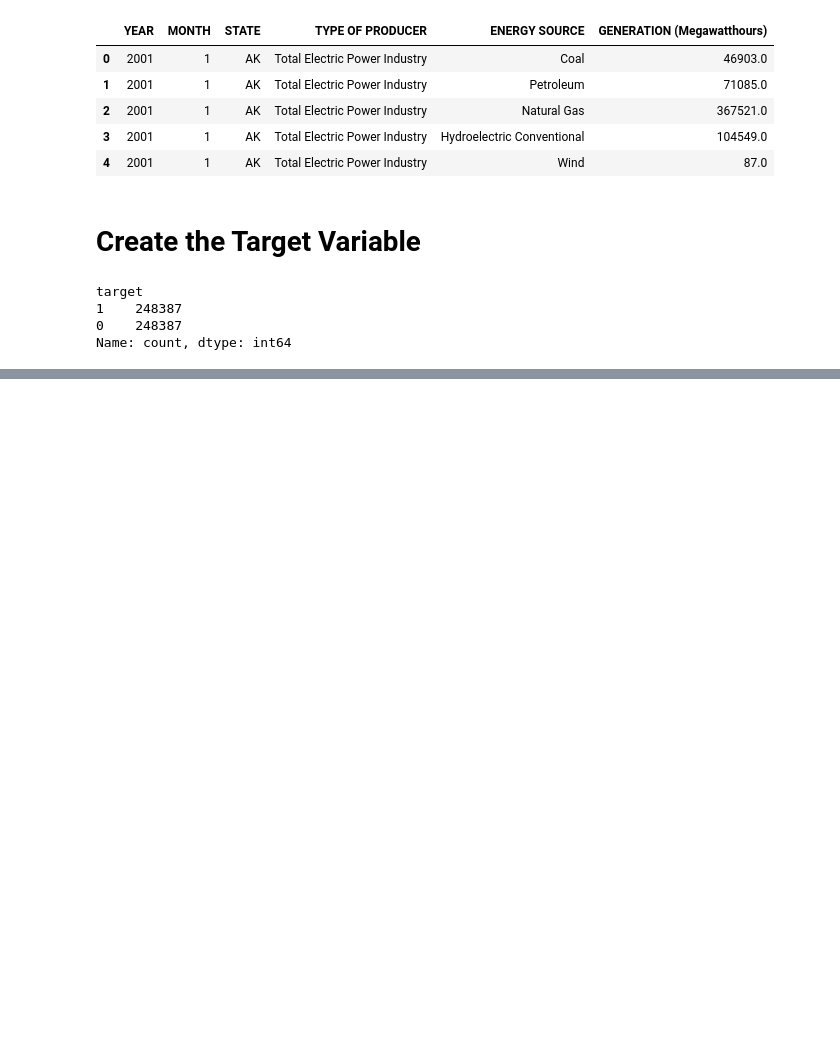
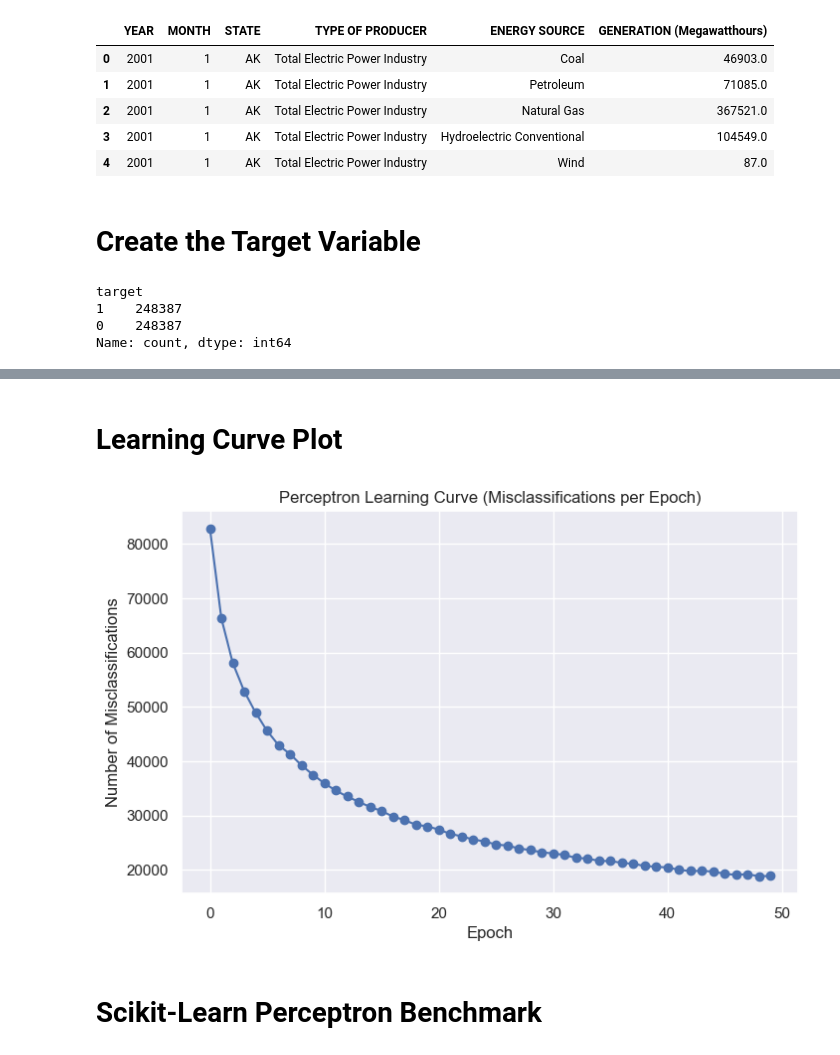
Before and after one commit to mk251-stack/INDE-577-Final-Project, a Jupyter notebook: examples/Supervised_Learning/Perceptron/Perceptron.ipynb, the cells around one changed output, grey strips where cells are left out. Cells and saved outputs as stored; diff of their text form; code cells hidden in the pictures; blank space fills up the shorter version.

Commit message:
update perceptron

```diff
--- a/examples/Supervised_Learning/Perceptron/Perceptron.ipynb
+++ b/examples/Supervised_Learning/Perceptron/Perceptron.ipynb
@@ -71,0 +74,3 @@ Name: count, dtype: int64
+# %%
+numeric_cols = ['YEAR', 'MONTH', 'GENERATION (Megawatthours)']
+categorical_cols = ['STATE', 'TYPE OF PRODUCER', 'ENERGY SOURCE']
@@ -71,0 +79,16 @@ Name: count, dtype: int64
+# %%
+# One-Hot Encode
+encoder = OneHotEncoder(sparse_output=False, handle_unknown='ignore')
+X_cat = encoder.fit_transform(df[categorical_cols])
+
+# Scale numeric features
+scaler = StandardScaler()
+X_num = scaler.fit_transform(df[numeric_cols])
+
+# Combine
+X = np.hstack((X_num, X_cat))
+
+# Convert y to {-1, 1} for perceptron
+y = df['target'].replace({0: -1, 1: 1}).values
+
+X.shape, y.shape
@@ -71,0 +99,4 @@ Name: count, dtype: int64
+# %%
+X_train, X_test, y_train, y_test = train_test_split(
+    X, y, test_size=0.2, random_state=42, stratify=y
+)
@@ -71,0 +105,5 @@ Name: count, dtype: int64
+# %%
+model = Perceptron(eta=0.01, epochs=50)
+model.fit(X_train, y_train)
+
+model.w_.shape, len(model.errors_)
@@ -71,0 +139,14 @@ Name: count, dtype: int64
+# %% [markdown]
+# Learning Curve Plot
+# %%
+plt.figure(figsize=(8, 5))
+plt.plot(model.errors_, marker='o')
+plt.title("Perceptron Learning Curve (Misclassifications per Epoch)")
+plt.xlabel("Epoch")
+plt.ylabel("Number of Misclassifications")
+plt.grid(True)
+plt.show()
+# %% [output]
+[figure, added]
+# %% [markdown]
+# Scikit-Learn Perceptron Benchmark
```
Also changed, not shown: parts of 13 cells of this notebook.
